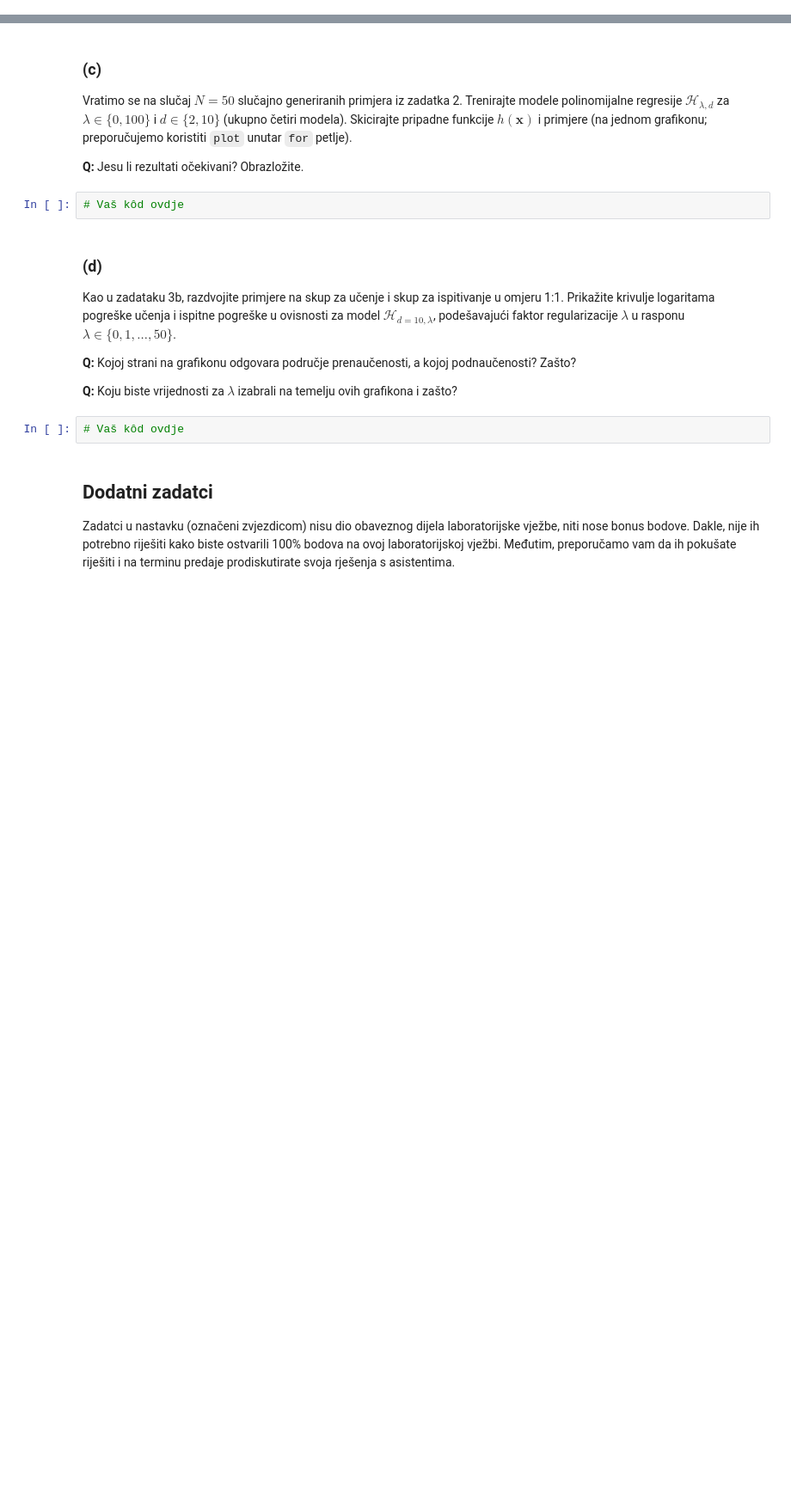
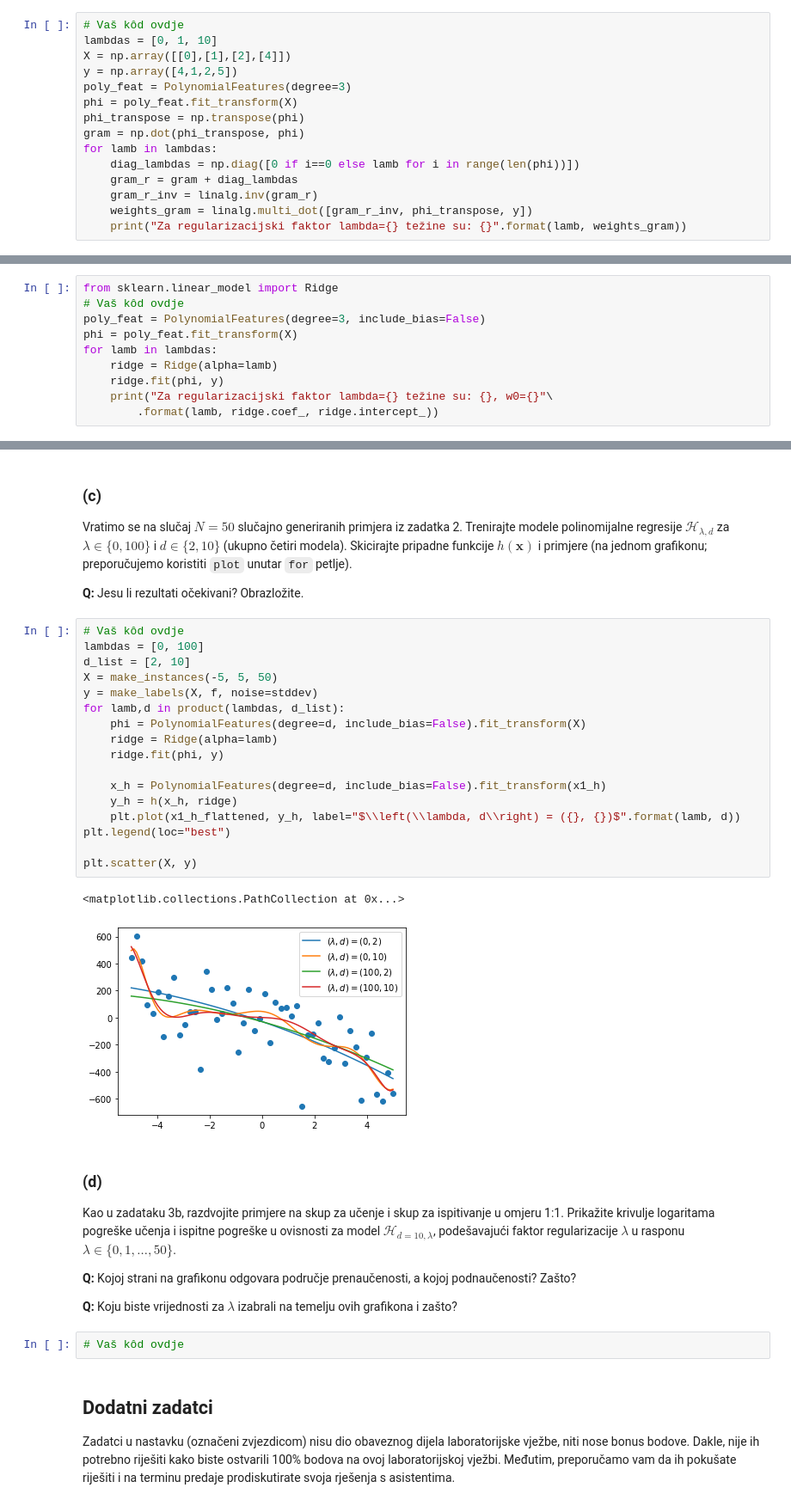
Before and after one commit to tomislavbjelcic/fer-tomislav, a Jupyter notebook: semestar_7/strojno/lab/SU1-2021-03-04-Regresija.ipynb, the cells around one changed output, grey strips where cells are left out. Shown: that part at 86% size. Cells and saved outputs as stored; diff of their text form; blank space fills up the shorter version.

```diff
--- a/semestar_7/strojno/lab/SU1-2021-03-04-Regresija.ipynb
+++ b/semestar_7/strojno/lab/SU1-2021-03-04-Regresija.ipynb
@@ -351,0 +351,15 @@ U gornjim eksperimentima nismo koristili **regularizaciju**. Vratimo se najprije
+# %%
+# Vaš kôd ovdje
+lambdas = [0, 1, 10]
+X = np.array([[0],[1],[2],[4]])
+y = np.array([4,1,2,5])
+poly_feat = PolynomialFeatures(degree=3)
+phi = poly_feat.fit_transform(X)
+phi_transpose = np.transpose(phi)
+gram = np.dot(phi_transpose, phi)
+for lamb in lambdas:
+    diag_lambdas = np.diag([0 if i==0 else lamb for i in range(len(phi))])
+    gram_r = gram + diag_lambdas
+    gram_r_inv = linalg.inv(gram_r)
+    weights_gram = linalg.multi_dot([gram_r_inv, phi_transpose, y])
+    print("Za regularizacijski faktor lambda={} težine su: {}".format(lamb, weights_gram))
@@ -360,0 +376,10 @@ from sklearn.linear_model import Ridge
+# %%
+from sklearn.linear_model import Ridge
+# Vaš kôd ovdje
+poly_feat = PolynomialFeatures(degree=3, include_bias=False)
+phi = poly_feat.fit_transform(X)
+for lamb in lambdas:
+    ridge = Ridge(alpha=lamb)
+    ridge.fit(phi, y)
+    print("Za regularizacijski faktor lambda={} težine su: {}, w0={}"\
+        .format(lamb, ridge.coef_, ridge.intercept_))
@@ -364,8 +393,26 @@ from sklearn.linear_model import Ridge
 Vratimo se na slučaj $N=50$ slučajno generiranih primjera iz zadatka 2. Trenirajte modele polinomijalne regresije $\mathcal{H}_{\lambda,d}$ za $\lambda\in\{0,100\}$ i $d\in\{2,10\}$ (ukupno četiri modela). Skicirajte pripadne funkcije $h(\mathbf{x})$ i primjere (na jednom grafikonu; preporučujemo koristiti `plot` unutar `for` petlje).
 
 **Q:** Jesu li rezultati očekivani? Obrazložite.
-# %%
-# Vaš kôd ovdje
+# %%
+# Vaš kôd ovdje
+lambdas = [0, 100]
+d_list = [2, 10]
+X = make_instances(-5, 5, 50)
+y = make_labels(X, f, noise=stddev)
+for lamb,d in product(lambdas, d_list):
+    phi = PolynomialFeatures(degree=d, include_bias=False).fit_transform(X)
+    ridge = Ridge(alpha=lamb)
+    ridge.fit(phi, y)
+
+    x_h = PolynomialFeatures(degree=d, include_bias=False).fit_transform(x1_h)
+    y_h = h(x_h, ridge)
+    plt.plot(x1_h_flattened, y_h, label="$\\left(\\lambda, d\\right) = ({}, {})$".format(lamb, d))
+plt.legend(loc="best")
+
+plt.scatter(X, y)
+# %% [output]
+<matplotlib.collections.PathCollection at 0x...>
+[figure, added]
 # %% [markdown]
 ### (d)
 
```
Also changed, not shown: parts of 9 cells of this notebook.
